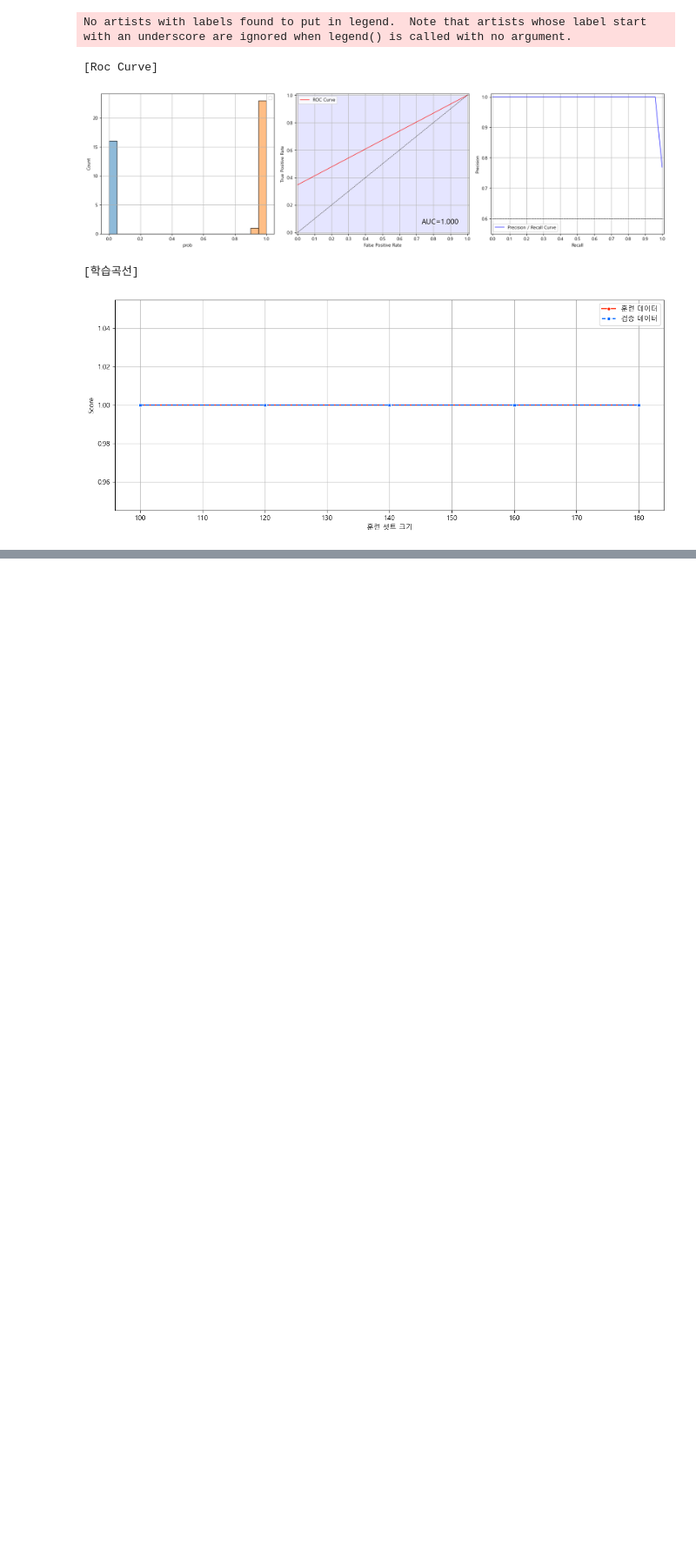
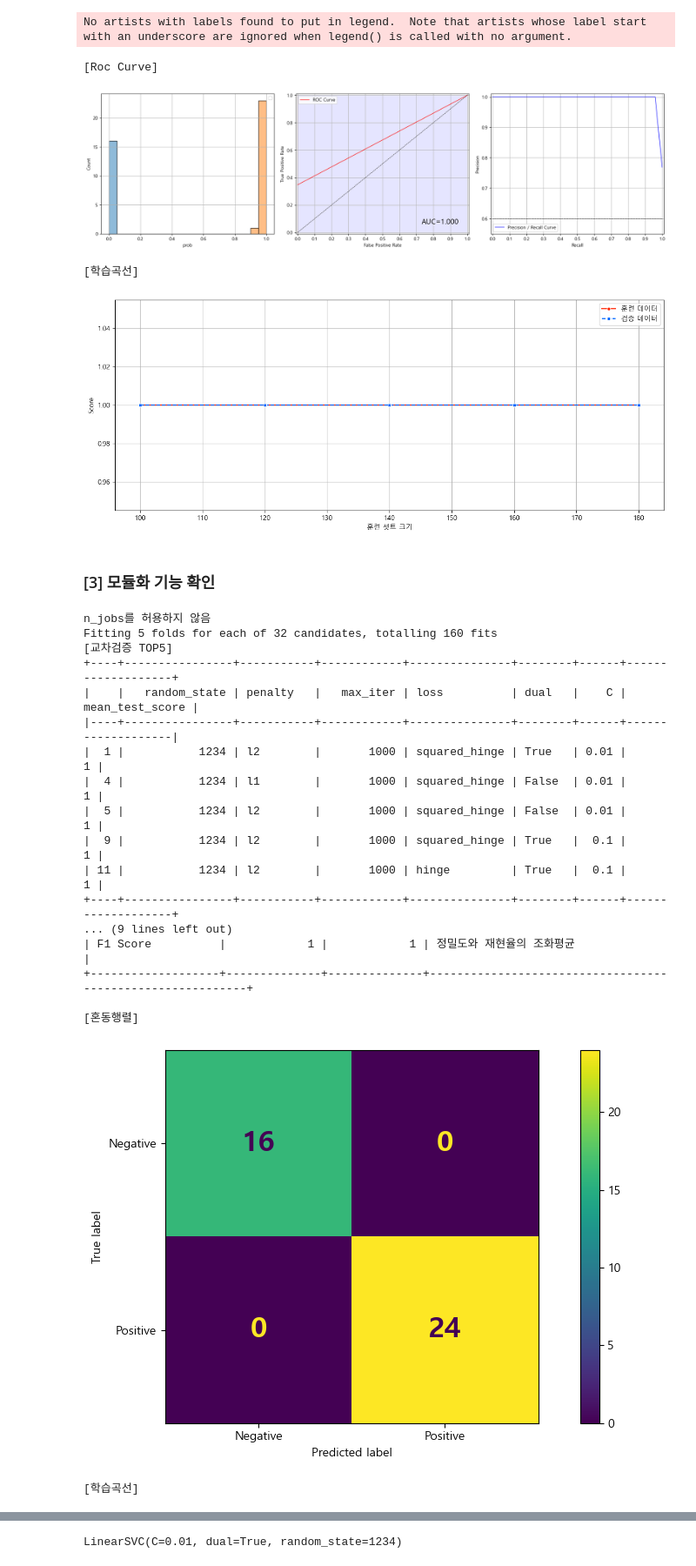
Before and after one commit to hyk2202/megait, a Jupyter notebook: megait/E. 추론통계(머신러닝)/07.지도학습알고리즘/(2) SVM/01-SVM-분류-기본코드.ipynb, the cells around one changed output, grey strips where cells are left out. Shown at 87% size. Saved outputs shown, nothing was run; the diff lists cells and outputs as text; code cells hidden in the pictures; blank space fills up the shorter version.

```diff
--- a/megait/E. 추론통계(머신러닝)/07.지도학습알고리즘/(2) SVM/01-SVM-분류-기본코드.ipynb
+++ b/megait/E. 추론통계(머신러닝)/07.지도학습알고리즘/(2) SVM/01-SVM-분류-기본코드.ipynb
@@ -144,3 +156,27 @@ No artists with labels found to put in legend.  Note that artists whose label st
 [figure]
 [학습곡선]
 [figure]
+# %% [markdown]
+### [3] 모듈화 기능 확인
+# %%
+my_linear_svc_classification(x_train, y_train, x_test, y_test)
+# %% [output]
+n_jobs를 허용하지 않음
+Fitting 5 folds for each of 32 candidates, totalling 160 fits
+[교차검증 TOP5]
++----+----------------+-----------+------------+---------------+--------+------+-------------------+
+|    |   random_state | penalty   |   max_iter | loss          | dual   |    C |   mean_test_score |
+|----+----------------+-----------+------------+---------------+--------+------+-------------------|
+|  1 |           1234 | l2        |       1000 | squared_hinge | True   | 0.01 |                 1 |
+|  4 |           1234 | l1        |       1000 | squared_hinge | False  | 0.01 |                 1 |
+|  5 |           1234 | l2        |       1000 | squared_hinge | False  | 0.01 |                 1 |
+|  9 |           1234 | l2        |       1000 | squared_hinge | True   |  0.1 |                 1 |
+| 11 |           1234 | l2        |       1000 | hinge         | True   |  0.1 |                 1 |
++----+----------------+-----------+------------+---------------+--------+------+-------------------+
+... (9 lines left out)
+| F1 Score          |            1 |            1 | 정밀도와 재현율의 조화평균                                |
++-------------------+--------------+--------------+-----------------------------------------------------------+
+
+[혼동행렬]
+[figure, added]
+[학습곡선]
@@ -146,0 +184 @@ No artists with labels found to put in legend.  Note that artists whose label st
+LinearSVC(C=0.01, dual=True, random_state=1234)
```
Also changed, not shown: parts of 7 cells of this notebook.
